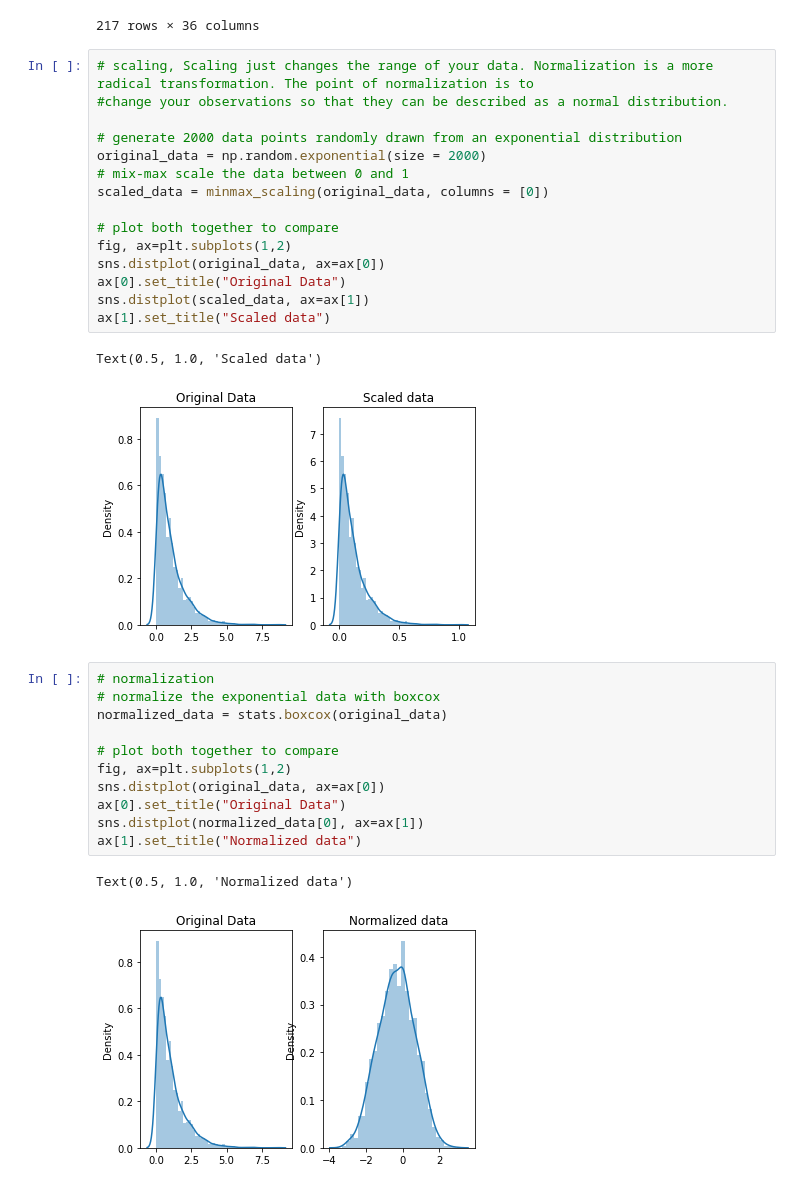
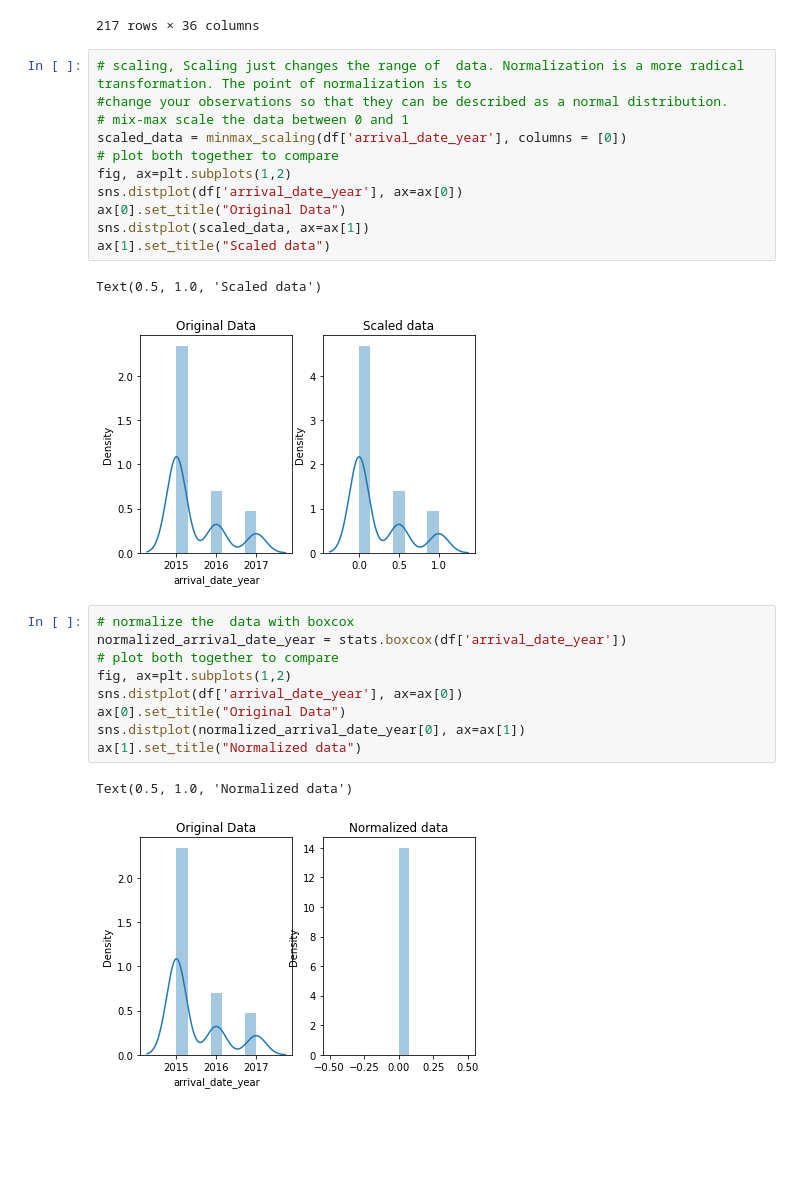
Before and after one commit to elhamfallah/different-projects, a Jupyter notebook: hotel-booking-analysis.ipynb, the cells around one changed output. Cells and saved outputs as stored; diff of their text form; blank space fills up the shorter version.

```diff
--- a/hotel-booking-analysis.ipynb
+++ b/hotel-booking-analysis.ipynb
@@ -141,34 +153,28 @@ df.fillna(method = 'bfill', axis=0).fillna(0)
 | 116451 | City Hotel | 0 | 191 | 2017 | July | 29 | ... |
 217 rows × 36 columns
 # %%
-# scaling, Scaling just changes the range of your data. Normalization is a more radical transformation. The point of normalization is to
+# scaling, Scaling just changes the range of  data. Normalization is a more radical transformation. The point of normalization is to
 #change your observations so that they can be described as a normal distribution.
-
-# generate 2000 data points randomly drawn from an exponential distribution
-original_data = np.random.exponential(size = 2000)
 # mix-max scale the data between 0 and 1
-scaled_data = minmax_scaling(original_data, columns = [0])
-
+scaled_data = minmax_scaling(df['arrival_date_year'], columns = [0])
 # plot both together to compare
 fig, ax=plt.subplots(1,2)
-sns.distplot(original_data, ax=ax[0])
+sns.distplot(df['arrival_date_year'], ax=ax[0])
 ax[0].set_title("Original Data")
 sns.distplot(scaled_data, ax=ax[1])
 ax[1].set_title("Scaled data")
 # %% [output]
 Text(0.5, 1.0, 'Scaled data')
-[figure, old version]
+[figure, new version]
 # %%
-# normalization
-# normalize the exponential data with boxcox
-normalized_data = stats.boxcox(original_data)
-
+# normalize the  data with boxcox
+normalized_arrival_date_year = stats.boxcox(df['arrival_date_year'])
 # plot both together to compare
 fig, ax=plt.subplots(1,2)
-sns.distplot(original_data, ax=ax[0])
+sns.distplot(df['arrival_date_year'], ax=ax[0])
 ax[0].set_title("Original Data")
-sns.distplot(normalized_data[0], ax=ax[1])
+sns.distplot(normalized_arrival_date_year[0], ax=ax[1])
 ax[1].set_title("Normalized data")
 # %% [output]
 Text(0.5, 1.0, 'Normalized data')
-[figure, old version]
+[figure, new version]
```
Also changed, not shown: parts of 25 cells of this notebook.
